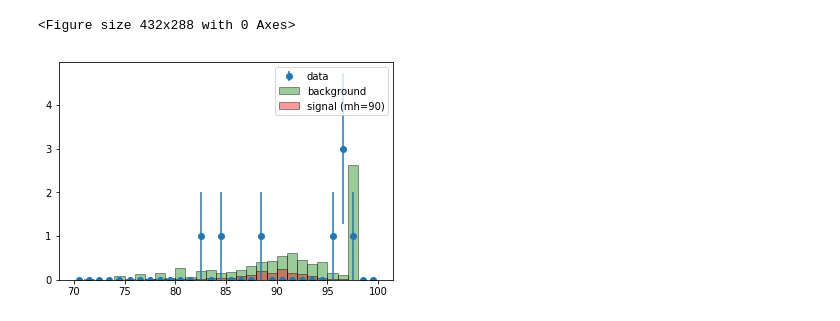
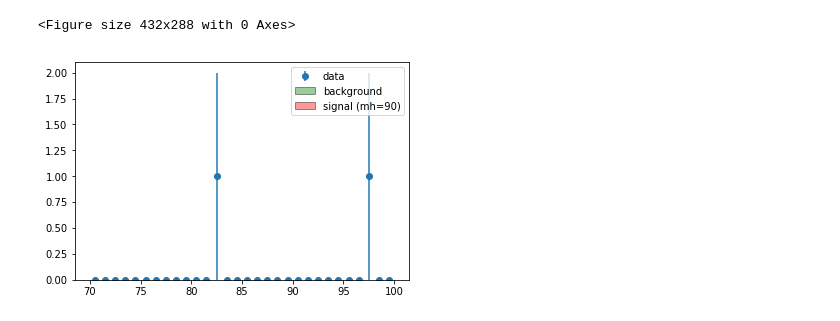
Before and after one commit to irenecortinovis/HiggsSearch-LEP, a Jupyter notebook: CL_90.ipynb, the cells around one changed output. Drawn from its saved outputs; the diff is of its cells as text; code cells hidden in the pictures.

Commit message:
added ratio in scalefactor functions to scale MC events to 641

```diff
--- a/CL_90.ipynb
+++ b/CL_90.ipynb
@@ -83,15 +83,12 @@ for channel in channels:
     dfname = 'df_' + channel
     vars()[dfname] = pd.read_csv(filename)
 
-    #add recoiling mass against jets
+    #add acollinearity
     angle = 180*np.pi/180
-    recmass = []
     acollin = []
     for index, row in (vars()[dfname]).iterrows():
         #acollinearity
         acollin.append(angleacoll(row['thj1'],row['thj2'],row['phj1'],row['phj2']))
-
-    #(vars()[dfname])['rec_mass'] = recmass
     (vars()[dfname])['acoll'] = acollin
 
 
@@ -107,3 +104,28 @@ for channel in channels:
     #fill dataframes lists
     df_names.append(dfname)
     df_list.append(vars()[dfname])
+# %%
+#find n of events
+sumbkg = 0
+ndata = 0
+
+for dfname in df_names:
+    index = df_names.index(dfname)
+    if bkgsigdata[index] == 'sgn':
+        scalef = scalefactor(int_lumi, n_events(df_list[index]), dfxsec(dfname, df_names), 1)
+        weights = scalef*np.ones_like(np.linspace(1,n_events(df_list[index]), n_events(df_list[index])))
+        nevents=((n_events(df_list[index]))*scalef)
+        print (dfname, nevents)
+    elif bkgsigdata[index] == 'bkg':
+        scalef = scalefactor(int_lumi, n_events(df_list[index]), dfxsec(dfname, df_names), 1)
+        weights = scalef*np.ones_like(np.linspace(1,n_events(df_list[index]), n_events(df_list[index])))
+        nevents=((n_events(df_list[index]))*scalef)
+        sumbkg += nevents
+        print (dfname, nevents)
+    elif bkgsigdata[index] == 'data':
+        ndata=n_events(df_list[index])
+        print (dfname, ndata)
+
+print('\ntotal bkg: ', sumbkg)
+ratio = sumbkg/ndata
+print('\nratio: ', ratio)
@@ -126,12 +163,12 @@ df_list_cut = []
 
 for dfname in df_names:
     index = df_names.index(dfname)
-    tmpdf = (df_list[index])[(df_list[index])['btag1'] > 0.6]
+    tmpdf = (df_list[index])[(df_list[index])['mmis'] > 70]
+    tmpdf = tmpdf[tmpdf['mmis'] < 105]
+    tmpdf = tmpdf[tmpdf['acthm'] < 0.65]
+    tmpdf = tmpdf[tmpdf['acop'] < 3.1]
+    tmpdf = tmpdf[tmpdf['btag1'] > 0.6]
     tmpdf = tmpdf[tmpdf['btag2'] > 0.6]
-    tmpdf = tmpdf[tmpdf['acoll'] < 55*np.pi/180]
-    tmpdf = tmpdf[tmpdf['mmis'] > 75]
-    tmpdf = tmpdf[tmpdf['mmis'] < 105]
-    tmpdf = tmpdf[tmpdf['fmvis'] > 70]
     df_list_cut.append(tmpdf)
 
 bins = np.linspace(70,100,31)
@@ -152,7 +189,7 @@ for dfname in df_names:
     if bkgsigdata[index] == 'bkg':
         if(n_events(df_list_cut[index]) != 0):
             #calculate scale factor (xs)
-            scalef = scalefactor(int_lumi, n_events(df_list[index]), dfxsec(dfname, df_names))
+            scalef = scalefactor(int_lumi, n_events(df_list[index]), dfxsec(dfname, df_names), ratio)
             weights = scalef*np.ones_like(np.linspace(1,n_events(df_list_cut[index]), n_events(df_list_cut[index])))
             bkg,bins_bkg,patches_bkg = plt.hist(((df_list_cut[index])['fmvis']), bins=bins, weights=weights, color='green', ec="black", histtype="stepfilled", label=dfname, alpha=0.4)
             backgr_mh = np.add(backgr_mh,bkg)
@@ -168,27 +205,27 @@ plt.clf()
 # %%
 ## CONSIDER FOR NOW 90 GEV MH HYPOTHESIS
 
 for dfname in df_names:
     index = df_names.index(dfname)
     #signal with mh=90 GeV
     if dfname == "df_higgs_90":
-        scalef = pumpsignal*scalefactor(int_lumi, n_events(df_list[index]), dfxsec(dfname, df_names))
+        scalef = pumpsignal*scalefactor(int_lumi, n_events(df_list[index]), dfxsec(dfname, df_names), ratio)
         weights = scalef*np.ones_like(np.linspace(1,n_events(df_list_cut[index]), n_events(df_list_cut[index])))
         sgn_90,bins_sgn_90,patches_sgn_90 = plt.hist(((df_list_cut[index])['fmvis']), bins=bins, weights=weights, color='green', ec="black", histtype="stepfilled", label=dfname, alpha=0.4)
 
 plt.clf()
 
 
 #plot data
 plt.errorbar(midpoints_bins(bins), data_histo, yerr=np.sqrt(data_histo),fmt='o', label='data')
 #plot background
 plt.bar(midpoints_bins(bins), backgr_mh, width=binwidth_bins(bins),color='green', ec="black", label='background', alpha=0.4)
 #plot signal
 plt.bar(midpoints_bins(bins), sgn_90, width=binwidth_bins(bins),color='red', ec="black", label='signal (mh=90)', alpha=0.4)
 plt.legend(loc="best")
 plt.show()
 # %% [output]
-[figure, old version]
+[figure, new version]
 # %%
 #LOG LIKELIHOOD RATIO
 #-2nlQ = 2*(sum_i s_i - n_i*ln(1+s_i/b_i))
```
Also changed, not shown: parts of 8 cells of this notebook, 3 other files.
